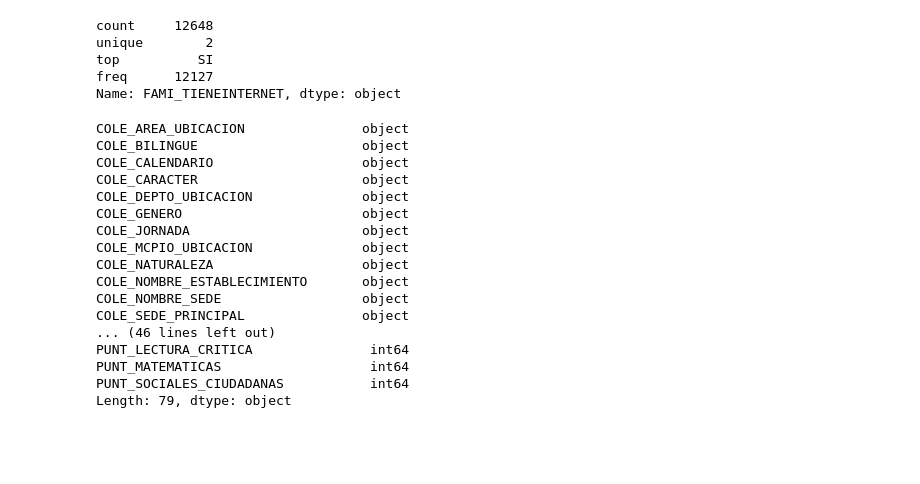
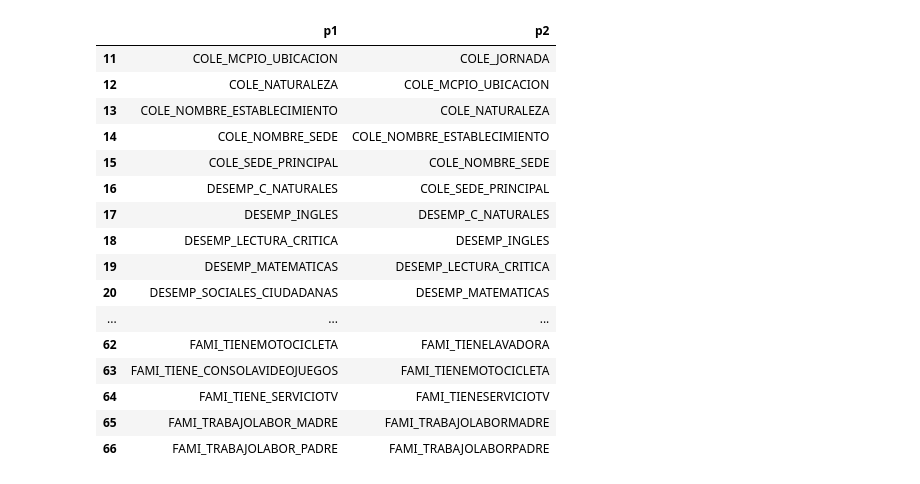
Before and after one commit to ingJSNA/dataMining2018, a Jupyter notebook: ICFES Selection.ipynb, the cells around one changed output. Cells and saved outputs as stored; diff of their text form; code cells hidden in the pictures; blank space fills up the shorter version.

```diff
--- a/ICFES Selection.ipynb
+++ b/ICFES Selection.ipynb
@@ -28,0 +9,28 @@ icfes.head()
+# %%
+# Mergesort is the only stable algorithm
+d = {'p1': np.sort(p20171.columns.values, kind='mergesort'), 'p2': np.sort(p20172.columns.values, kind='mergesort')}
+
+columns = pd.DataFrame(data=d)
+
+columns
+
+# Find not matching columns
+columns[columns['p1'] != columns['p2']]
+# %% [output]
+|  | p1 | p2 |
+| 11 | COLE_MCPIO_UBICACION | COLE_JORNADA |
+| 12 | COLE_NATURALEZA | COLE_MCPIO_UBICACION |
+| 13 | COLE_NOMBRE_ESTABLECIMIENTO | COLE_NATURALEZA |
+| 14 | COLE_NOMBRE_SEDE | COLE_NOMBRE_ESTABLECIMIENTO |
+| 15 | COLE_SEDE_PRINCIPAL | COLE_NOMBRE_SEDE |
+| 16 | DESEMP_C_NATURALES | COLE_SEDE_PRINCIPAL |
+| 17 | DESEMP_INGLES | DESEMP_C_NATURALES |
+| 18 | DESEMP_LECTURA_CRITICA | DESEMP_INGLES |
+| 19 | DESEMP_MATEMATICAS | DESEMP_LECTURA_CRITICA |
+| 20 | DESEMP_SOCIALES_CIUDADANAS | DESEMP_MATEMATICAS |
+| ... | ... | ... |
+| 62 | FAMI_TIENEMOTOCICLETA | FAMI_TIENELAVADORA |
+| 63 | FAMI_TIENE_CONSOLAVIDEOJUEGOS | FAMI_TIENEMOTOCICLETA |
+| 64 | FAMI_TIENE_SERVICIOTV | FAMI_TIENESERVICIOTV |
+| 65 | FAMI_TRABAJOLABOR_MADRE | FAMI_TRABAJOLABORMADRE |
+| 66 | FAMI_TRABAJOLABOR_PADRE | FAMI_TRABAJOLABORPADRE |
@@ -29,28 +53,2 @@ icfes.head()
 # %%
-icfes['FAMI_TIENEINTERNET'].describe(include='all')
+icfes['FAMI_TRABAJOLABOR_PADRE'].describe(include='all')
-# %% [output]
-count     12648
-unique        2
-top          SI
-freq      12127
-Name: FAMI_TIENEINTERNET, dtype: object
-# %%
-icfes.dtypes
-# %% [output]
-COLE_AREA_UBICACION               object
-COLE_BILINGUE                     object
-COLE_CALENDARIO                   object
-COLE_CARACTER                     object
-COLE_DEPTO_UBICACION              object
-COLE_GENERO                       object
-COLE_JORNADA                      object
-COLE_MCPIO_UBICACION              object
-COLE_NATURALEZA                   object
-COLE_NOMBRE_ESTABLECIMIENTO       object
-COLE_NOMBRE_SEDE                  object
-COLE_SEDE_PRINCIPAL               object
-... (46 lines left out)
-PUNT_LECTURA_CRITICA               int64
-PUNT_MATEMATICAS                   int64
-PUNT_SOCIALES_CIUDADANAS           int64
-Length: 79, dtype: object
```
Also changed, not shown: parts of 7 cells of this notebook, 1 other file.
